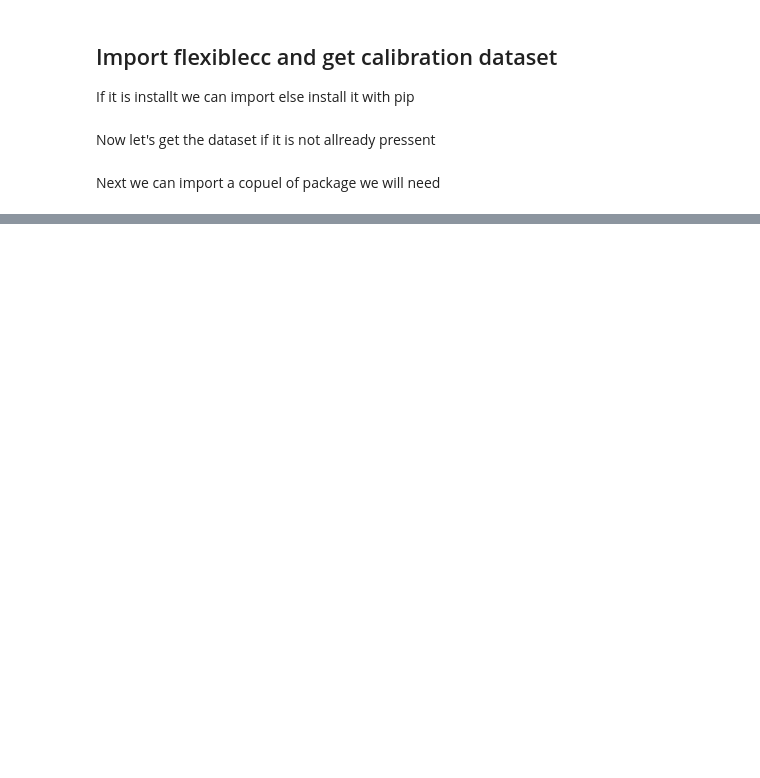
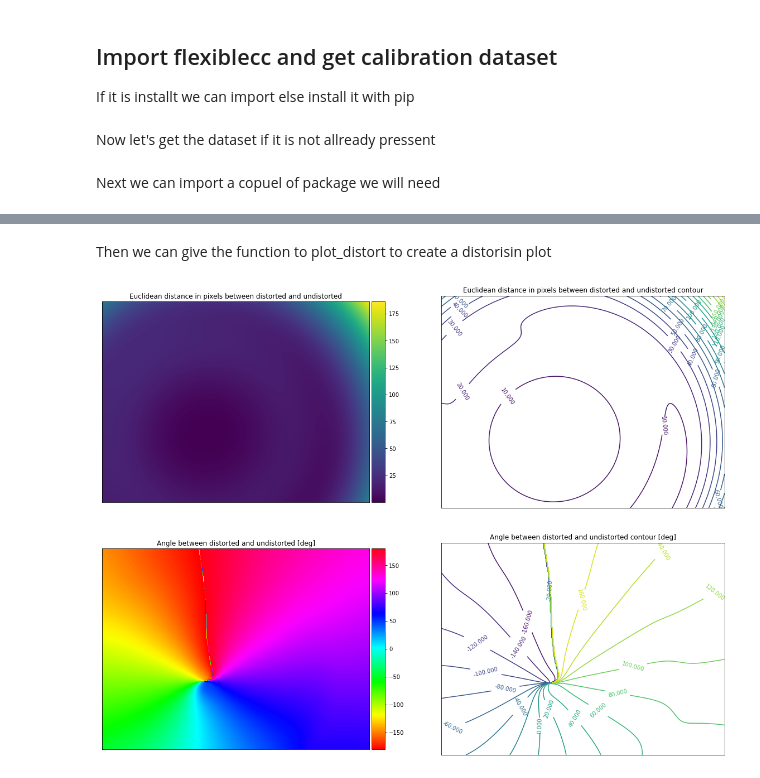
Before and after one commit to SimonLBSoerensen/Flexible-Camera-Calibration, a Jupyter notebook: Demos/FlexibleCameraCalibration.ipynb, the cells around one changed output, grey strips where cells are left out. Drawn from its saved outputs; the diff is of its cells as text; code cells hidden in the pictures; blank space fills up the shorter version.

```diff
--- a/Demos/FlexibleCameraCalibration.ipynb
+++ b/Demos/FlexibleCameraCalibration.ipynb
@@ -30,0 +56,2 @@ from tqdm import tqdm
+# %%
+image_shape = color_images[0].shape[:2]
@@ -30,0 +116,10 @@ from tqdm import tqdm
+# %%
+def undistort(points):
+    return cv2.undistortPoints(points, cameraMatrix, distCoeffs, P=cameraMatrix).reshape(-1, 2)
+# %% [markdown]
+Then we can give the function to plot_distort to create a distorisin plot
+# %%
+fcc.Metrics.plot_distort(undistort, image_shape, contour_n_levels=20)
+# %% [output]
+[figure, added]
+[figure, added]
```
Also changed, not shown: parts of 35 cells of this notebook, 10 other files.
